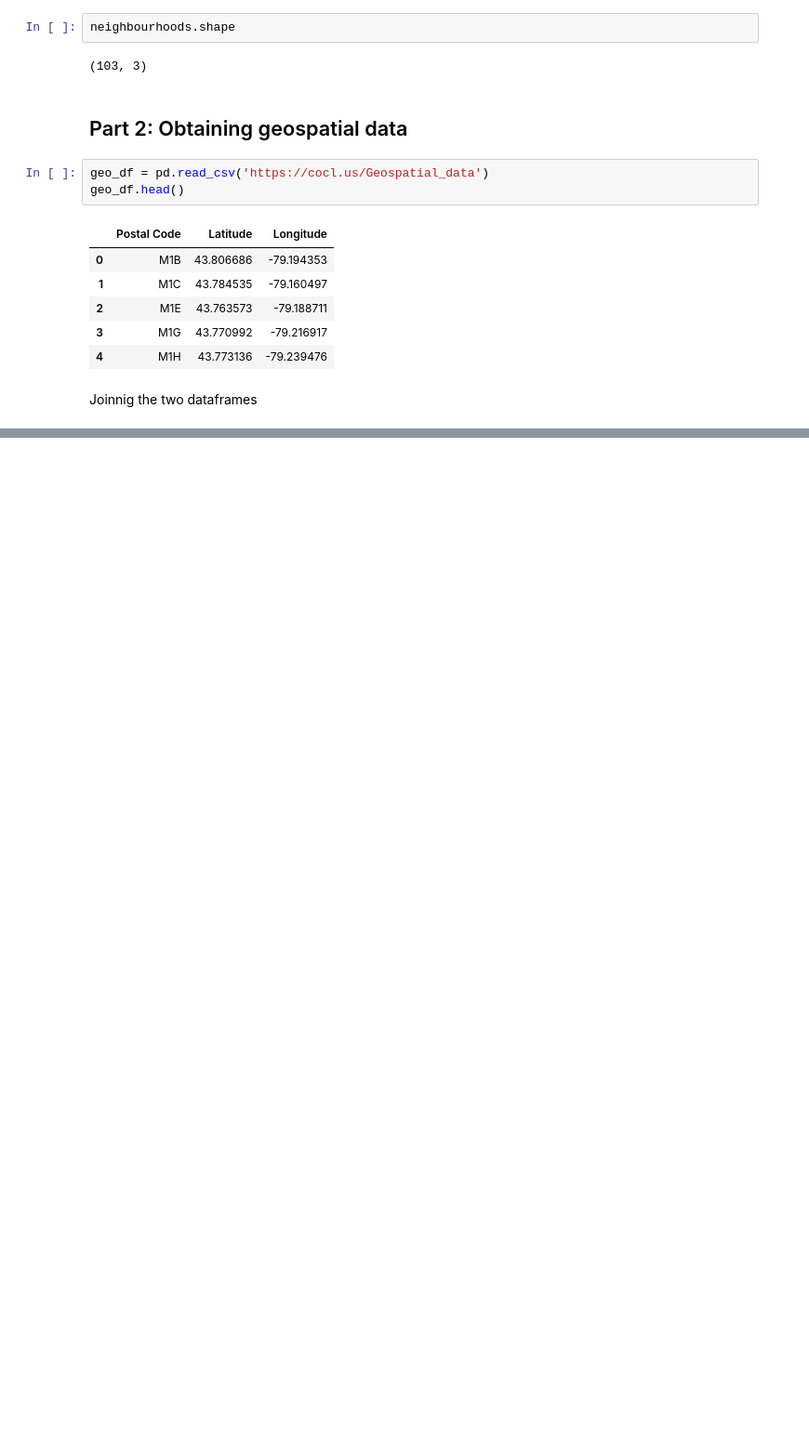
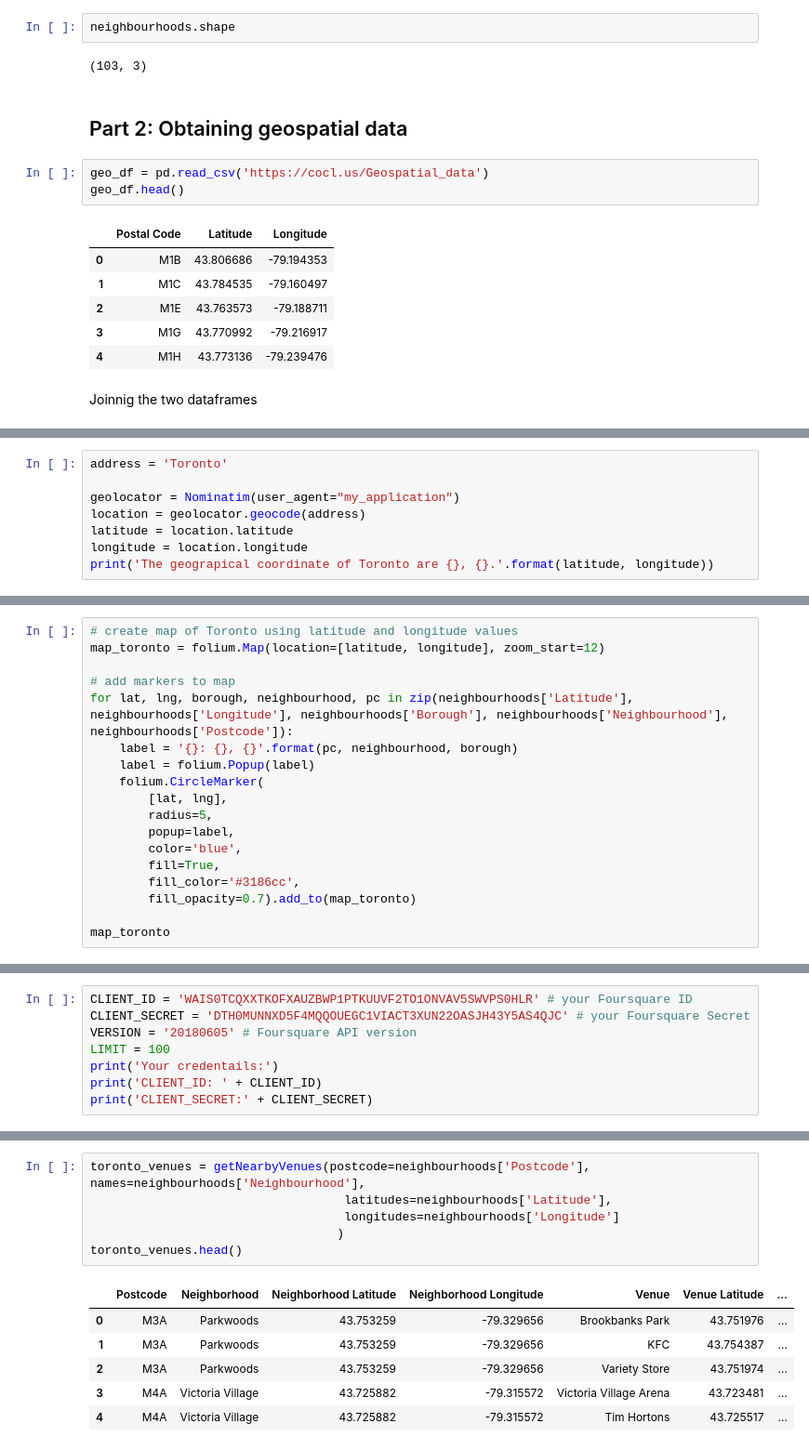
Before and after one commit to yamenmarquez/ds_capstone_project, a Jupyter notebook: DS Capstone Project - Segmenting and Clustering Neighborhoods in Toronto.ipynb, the cells around one changed output, grey strips where cells are left out. Shown: that part at 93% size. Saved outputs shown, nothing was run; the diff lists cells and outputs as text; blank space fills up the shorter version.

```diff
--- a/DS Capstone Project - Segmenting and Clustering Neighborhoods in Toronto.ipynb
+++ b/DS Capstone Project - Segmenting and Clustering Neighborhoods in Toronto.ipynb
@@ -151,0 +167,8 @@ result.shape
+# %%
+address = 'Toronto'
+
+geolocator = Nominatim(user_agent="my_application")
+location = geolocator.geocode(address)
+latitude = location.latitude
+longitude = location.longitude
+print('The geograpical coordinate of Toronto are {}, {}.'.format(latitude, longitude))
@@ -151,0 +179,18 @@ result.shape
+# %%
+# create map of Toronto using latitude and longitude values
+map_toronto = folium.Map(location=[latitude, longitude], zoom_start=12)
+
+# add markers to map
+for lat, lng, borough, neighbourhood, pc in zip(neighbourhoods['Latitude'], neighbourhoods['Longitude'], neighbourhoods['Borough'], neighbourhoods['Neighbourhood'], neighbourhoods['Postcode']):
+    label = '{}: {}, {}'.format(pc, neighbourhood, borough)
+    label = folium.Popup(label)
+    folium.CircleMarker(
+        [lat, lng],
+        radius=5,
+        popup=label,
+        color='blue',
+        fill=True,
+        fill_color='#3186cc',
+        fill_opacity=0.7).add_to(map_toronto)
+
+map_toronto
@@ -151,0 +201,8 @@ result.shape
+# %%
+CLIENT_ID = 'WAIS0TCQXXTKOFXAUZBWP1PTKUUVF2TO1ONVAV5SWVPS0HLR' # your Foursquare ID
+CLIENT_SECRET = 'DTH0MUNNXD5F4MQQOUEGC1VIACT3XUN22OASJH43Y5AS4QJC' # your Foursquare Secret
+VERSION = '20180605' # Foursquare API version
+LIMIT = 100
+print('Your credentails:')
+print('CLIENT_ID: ' + CLIENT_ID)
+print('CLIENT_SECRET:' + CLIENT_SECRET)
@@ -151,0 +257,13 @@ result.shape
+# %%
+toronto_venues = getNearbyVenues(postcode=neighbourhoods['Postcode'], names=neighbourhoods['Neighbourhood'],
+                                   latitudes=neighbourhoods['Latitude'],
+                                   longitudes=neighbourhoods['Longitude']
+                                  )
+toronto_venues.head()
+# %% [output]
+|  | Postcode | Neighborhood | Neighborhood Latitude | Neighborhood Longitude | Venue | Venue Latitude | ... |
+| 0 | M3A | Parkwoods | 43.753259 | -79.329656 | Brookbanks Park | 43.751976 | ... |
+| 1 | M3A | Parkwoods | 43.753259 | -79.329656 | KFC | 43.754387 | ... |
+| 2 | M3A | Parkwoods | 43.753259 | -79.329656 | Variety Store | 43.751974 | ... |
+| 3 | M4A | Victoria Village | 43.725882 | -79.315572 | Victoria Village Arena | 43.723481 | ... |
+| 4 | M4A | Victoria Village | 43.725882 | -79.315572 | Tim Hortons | 43.725517 | ... |
```
Also changed, not shown: parts of 27 cells of this notebook.
